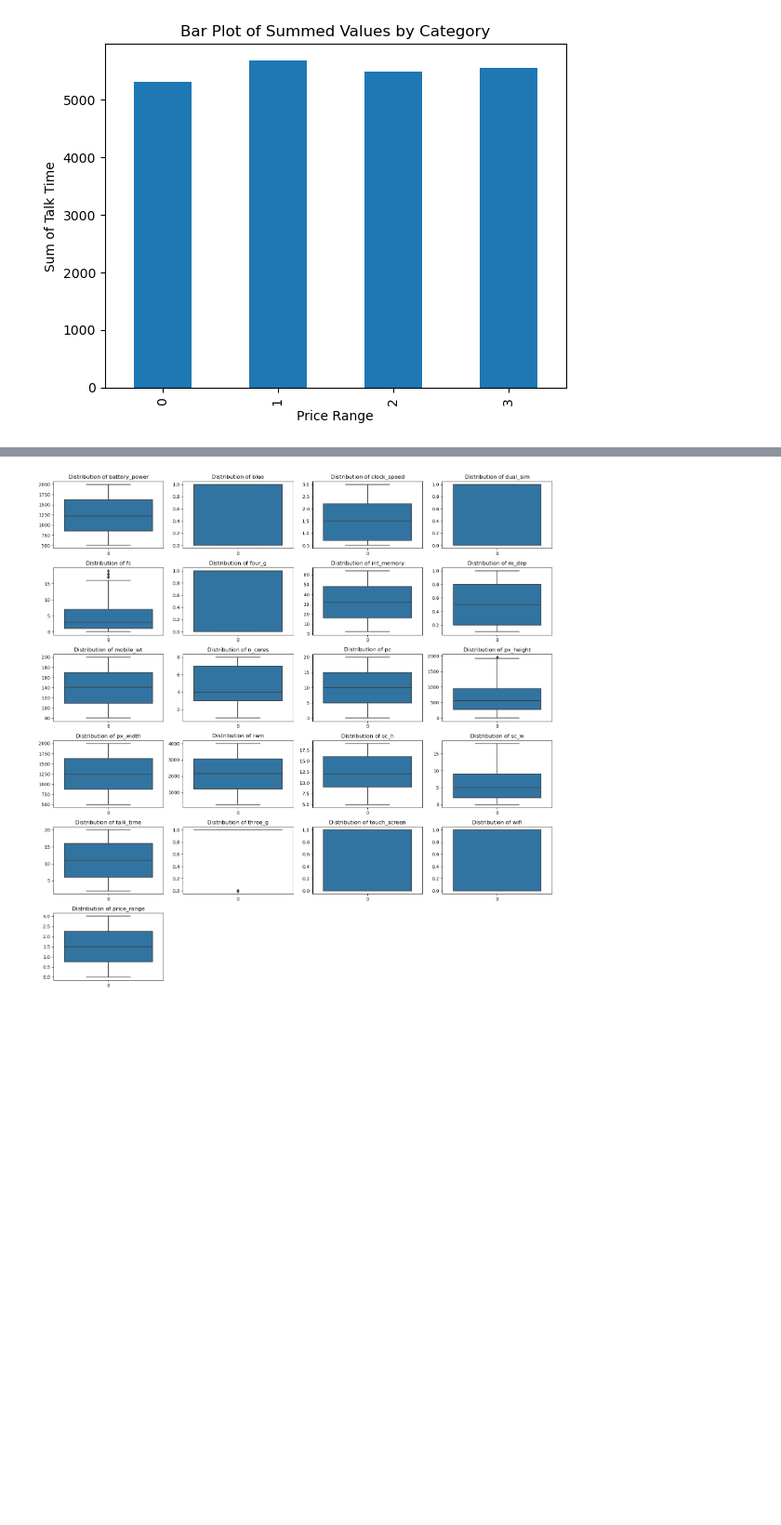
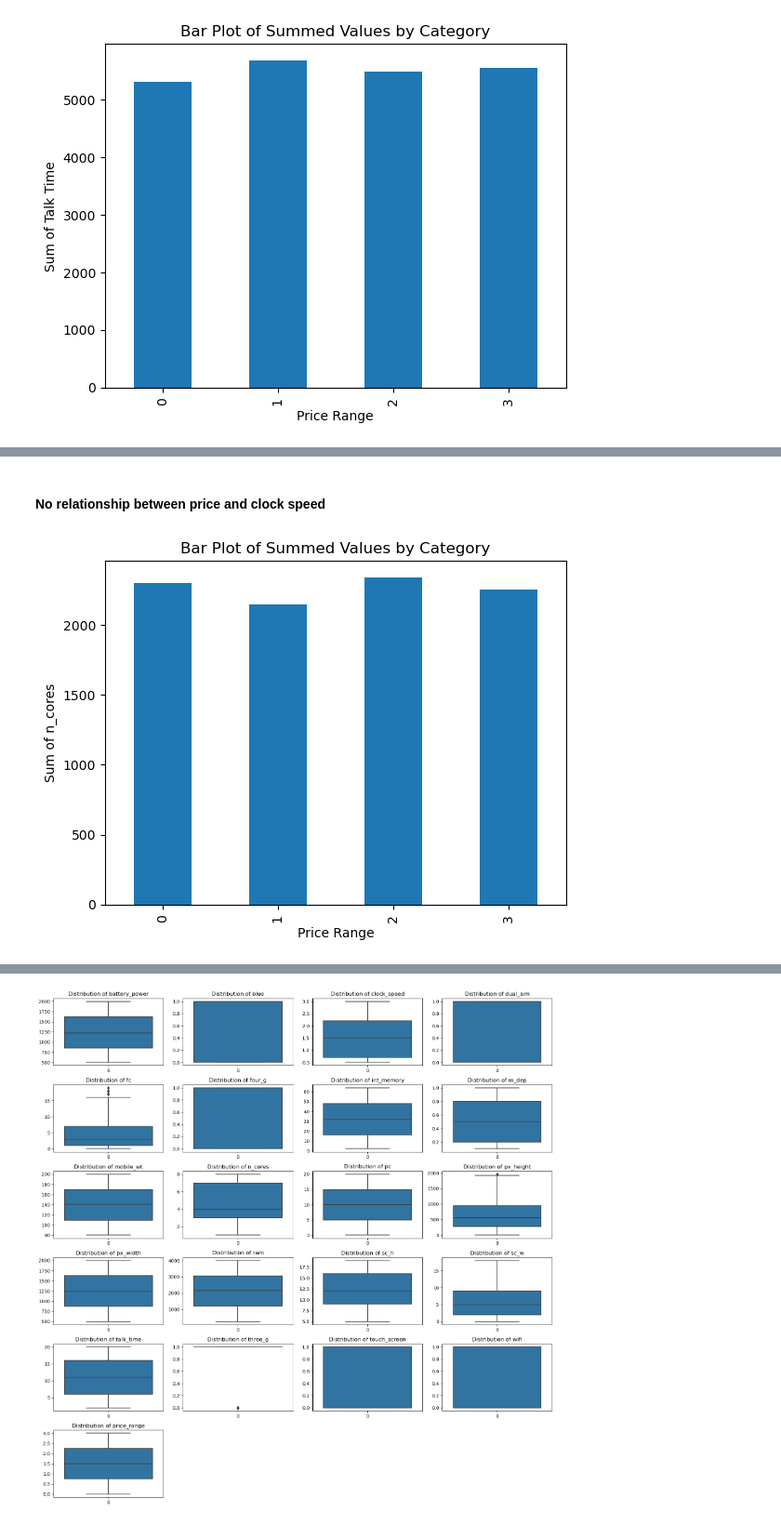
Before and after one commit to MaukanMir/Mobile-Price-Classification, a Jupyter notebook: training.ipynb, the cells around one changed output, grey strips where cells are left out. Shown: that part at 93% size. Cells and saved outputs as stored; diff of their text form; code cells hidden in the pictures; blank space fills up the shorter version.

```diff
--- a/training.ipynb
+++ b/training.ipynb
@@ -258,0 +294,12 @@ plt.show()
+# %% [markdown]
+#### No relationship between price and clock speed
+# %%
+grouped_df = train_df.groupby('price_range')['n_cores'].sum().reset_index()
+
+grouped_df.plot(kind='bar', x='price_range', y='n_cores', legend=False)
+plt.xlabel('Price Range')
+plt.ylabel('Sum of n_cores')
+plt.title('Bar Plot of Summed Values by Category')
+plt.show()
+# %% [output]
+[figure, added]
```
Also changed, not shown: parts of 12 cells of this notebook.
